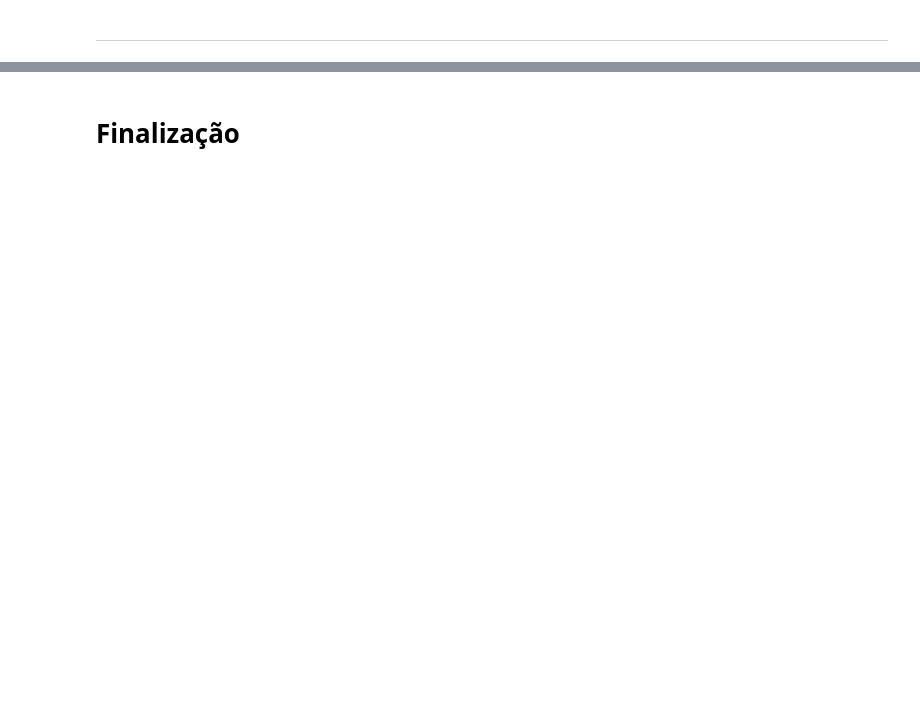
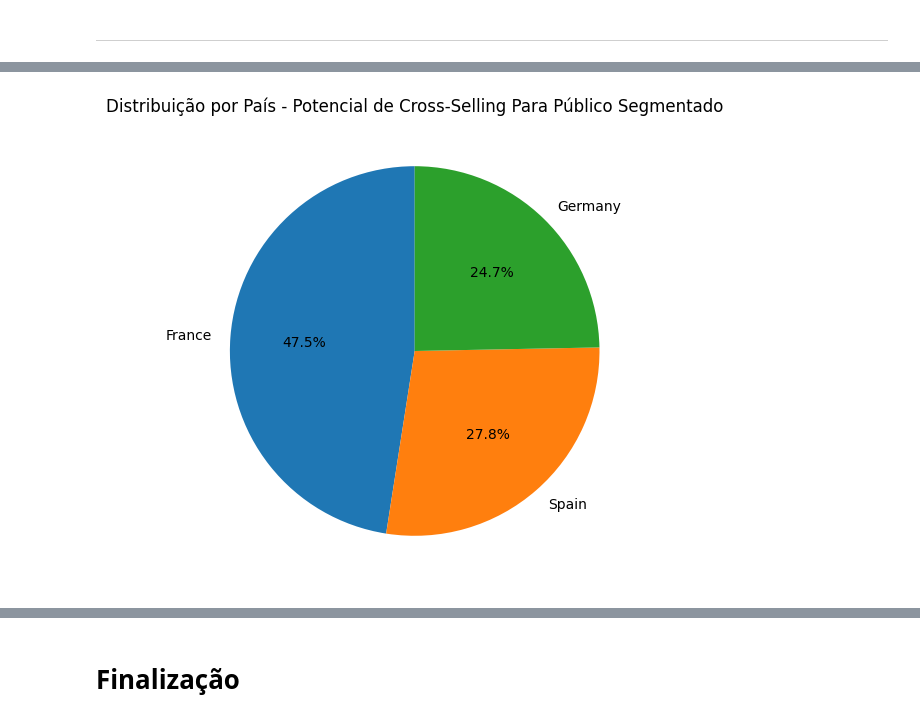
Before and after one commit to PedroCanhete/Analise-de-Credito, a Jupyter notebook: analiseCredito.ipynb, the cells around one changed output, grey strips where cells are left out. Drawn from its saved outputs; the diff is of its cells as text; code cells hidden in the pictures; blank space fills up the shorter version.

```diff
--- a/analiseCredito.ipynb
+++ b/analiseCredito.ipynb
@@ -466,0 +478,11 @@ Essa segmentação permite uma visão estratégica mais precisa, direcionando o
+# %%
+condicoes_crossSelling = (
+    (df_ativos['Balance'] >= 50000) &
+    (df_ativos['NumOfProducts'] == 1) &
+    (df_ativos['EstimatedSalary'] >= 10000) &
+    (df_ativos['CreditScore'] >= 500) &
+    (df_ativos['SatisfactionScore'] >= 3)
+)
+
+df_ativos_potencial_crossSelling = df_ativos[condicoes_crossSelling]
+df_ativos_potencial_crossSelling
@@ -466,0 +518,12 @@ Essa segmentação permite uma visão estratégica mais precisa, direcionando o
+# %%
+contagem_paises = df_ativos_potencial_crossSelling['Geography'].value_counts()
+
+# Gráfico de rosca
+fig, ax = plt.subplots(figsize=(8, 6))
+ax.pie(contagem_paises, labels=contagem_paises.index, autopct='%1.1f%%', startangle=90, wedgeprops={'width': 1})
+ax.set_title('Distribuição por País - Potencial de Cross-Selling Para Público Segmentado')
+
+
+plt.show()
+# %% [output]
+[figure, added]
```
Also changed, not shown: parts of 32 cells of this notebook.
